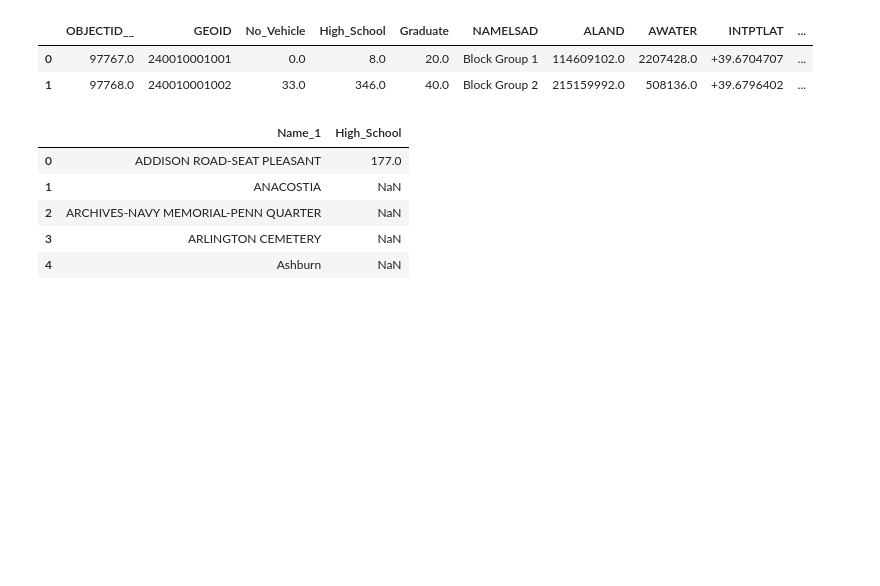
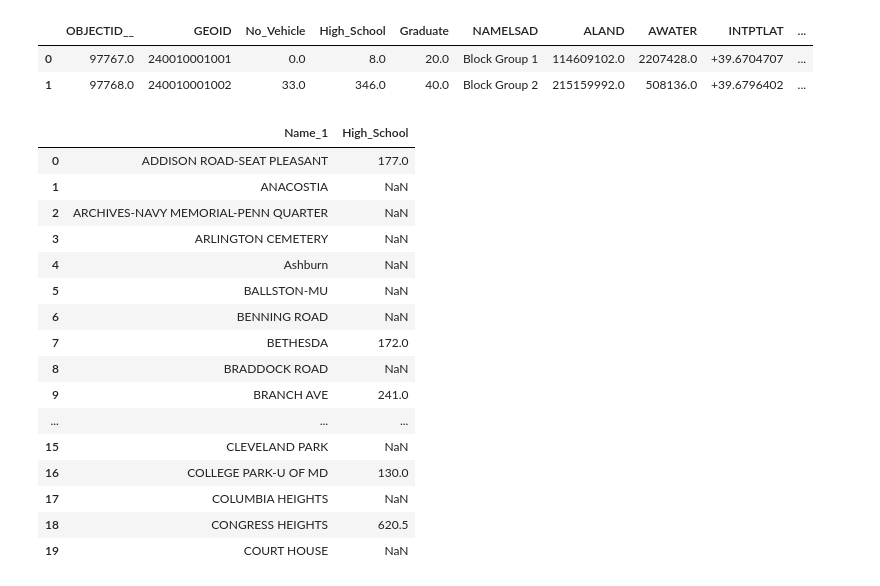
Before and after one commit to GEOSMASH/wmata-code, a Jupyter notebook: Data Preprocessing/Number of Student Population/Student_Population.ipynb, the cells around one changed output. Saved outputs shown, nothing was run; the diff lists cells and outputs as text; code cells hidden in the pictures; blank space fills up the shorter version.

```diff
--- a/Data Preprocessing/Number of Student Population/Student_Population.ipynb
+++ b/Data Preprocessing/Number of Student Population/Student_Population.ipynb
@@ -93,11 +93,22 @@ sum_HighSchool_stations_p75 = intp75.groupby(["Name_1"])["High_School"].median()
 sum_Graduate_stations_p5 = intp5.groupby(["Name_1"])["Graduate"].median().reset_index()
 sum_Graduate_stations_p75 = intp75.groupby(["Name_1"])["Graduate"].median().reset_index()
 # %%
-sum_HighSchool_stations_p75.head()
+sum_HighSchool_stations_p75.head(20)
 # %% [output]
 |  | Name_1 | High_School |
 | 0 | ADDISON ROAD-SEAT PLEASANT | 177.0 |
 | 1 | ANACOSTIA | NaN |
 | 2 | ARCHIVES-NAVY MEMORIAL-PENN QUARTER | NaN |
 | 3 | ARLINGTON CEMETERY | NaN |
 | 4 | Ashburn | NaN |
+| 5 | BALLSTON-MU | NaN |
+| 6 | BENNING ROAD | NaN |
+| 7 | BETHESDA | 172.0 |
+| 8 | BRADDOCK ROAD | NaN |
+| 9 | BRANCH AVE | 241.0 |
+| ... | ... | ... |
+| 15 | CLEVELAND PARK | NaN |
+| 16 | COLLEGE PARK-U OF MD | 130.0 |
+| 17 | COLUMBIA HEIGHTS | NaN |
+| 18 | CONGRESS HEIGHTS | 620.5 |
+| 19 | COURT HOUSE | NaN |
```
Also changed, not shown: parts of 4 cells of this notebook, 37 other files.
